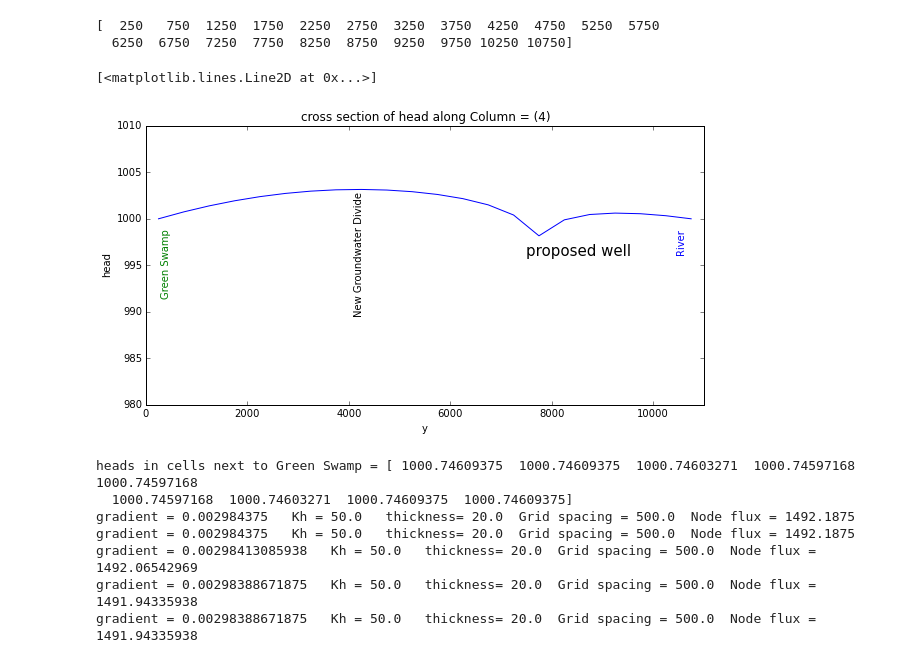
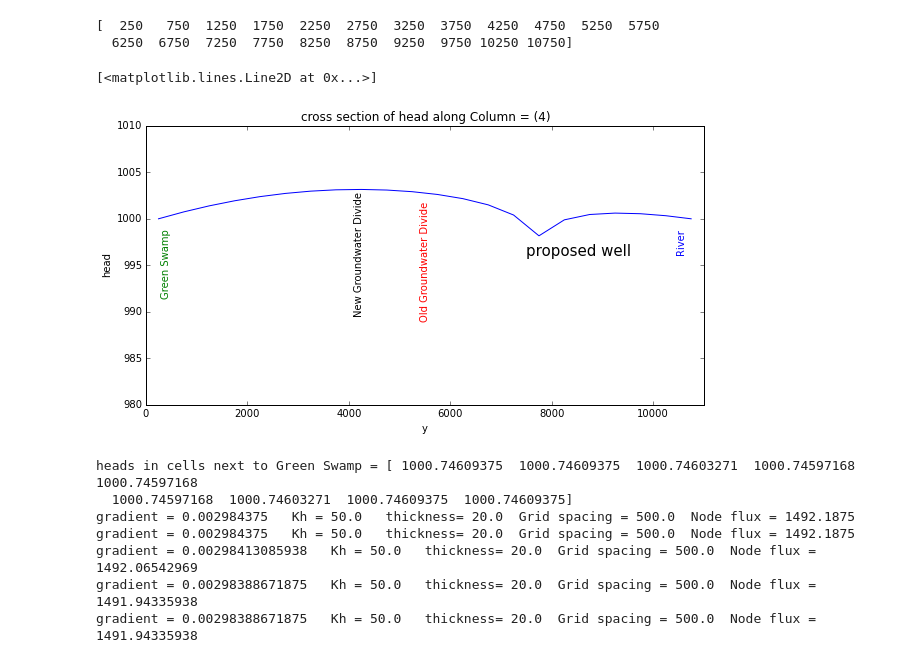
Before and after one commit to Applied-Groundwater-Modeling-2nd-Ed/Chapter_4_problems-1, a Jupyter notebook: P4.4_Flopy_Hubbertville_areal_model_with_pumping.ipynb, the cells around one changed output. Cells and saved outputs as stored; diff of their text form; code cells hidden in the pictures.

Commit message:
better figure labels

```diff
--- a/P4.4_Flopy_Hubbertville_areal_model_with_pumping.ipynb
+++ b/P4.4_Flopy_Hubbertville_areal_model_with_pumping.ipynb
@@ -359,20 +359,21 @@ print XCOORD
 # %%
 fig = plt.figure(figsize=(10, 5))
 ax = fig.add_subplot(1, 1, 1)
 TITLE =  'cross section of head along Column = ({0})'.format(COL)
 ax.set_title(TITLE)
 ax.set_xlabel('y')
 ax.set_ylabel('head')
 ax.set_xlim(0, 11000.)
 ax.set_ylim(980.,1010.)
 ax.text(7500, 996, r"proposed well", fontsize=15, color="black")
 ax.text(10480, 998, r"River", fontsize=10, color="blue",rotation='vertical')
 ax.text(300, 998, r"Green Swamp", fontsize=10, color="green",rotation='vertical')
+ax.text(5400,1001., r"Old Groundwater Divide", fontsize=10, color="red",rotation='vertical')
 ax.text(4100,1002., r"New Groundwater Divide", fontsize=10, color="black",rotation='vertical')
 ax.plot(XCOORD, Y)
 # %% [output]
 [<matplotlib.lines.Line2D at 0x...>]
-[figure, old version]
+[figure, new version]
 # %%
 #calculate the flux to Green Swamp
 HEAD_ADJACENT_CELLS = HEAD[0,-2,:]
```
Also changed, not shown: parts of 4 cells of this notebook.
